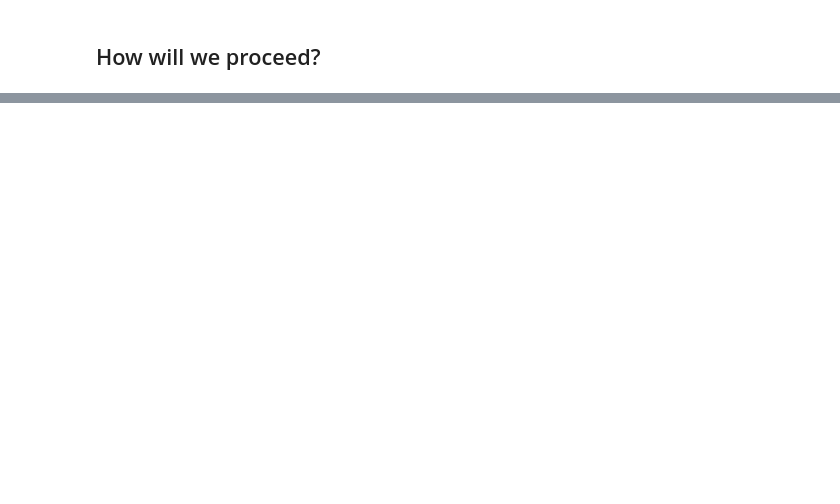
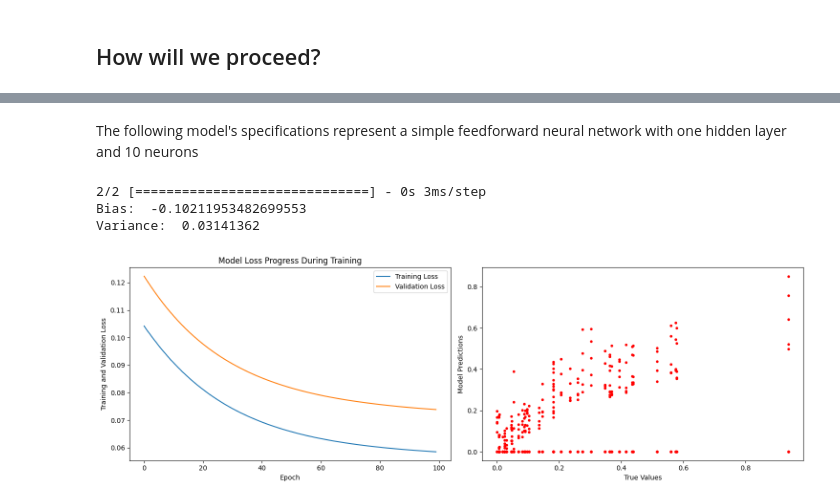
Before and after one commit to whalit/SFML-Project, a Jupyter notebook: Project.ipynb, the cells around one changed output, grey strips where cells are left out. Drawn from its saved outputs; the diff is of its cells as text; code cells hidden in the pictures; blank space fills up the shorter version.

```diff
--- a/Project.ipynb
+++ b/Project.ipynb
@@ -212,11 +260,0 @@ By utilizing these features, we aim to create a predictive model that can estima
-# %%
-from sklearn.model_selection import train_test_split
-
-# Select the features and target variable
-features = ['Danceability', 'Energy', 'Key', 'Loudness', 'Speechiness', 'Acousticness','Instrumentalness', 'Liveness', 'Valence', 'Tempo', 'Duration_ms']
-target = 'Stream'
-
-# Split the data into training and testing sets
-X = df[features]
-y = df[target]
-X.head()
@@ -376,0 +558,9 @@ Bias: 4.898007810374388e+16
+# %%
+from sklearn.preprocessing import MinMaxScaler
+from sklearn.model_selection import train_test_split
+
+scaler = MinMaxScaler()
+X_scaled = scaler.fit_transform(X)
+y = y.values.reshape(-1,1)
+y_scaled = scaler.fit_transform(y)
+X_train, X_test, y_train, y_test = train_test_split(X_scaled, y_scaled, test_size = 0.25)
@@ -376,0 +571,47 @@ Bias: 4.898007810374388e+16
+# %% [markdown]
+The following model's specifications represent a simple feedforward neural network with one hidden layer and 10 neurons
+# %%
+import tensorflow.keras
+from keras.models import Sequential
+from keras.layers import Dense
+
+model = Sequential()
+model.add(Dense(10, input_dim = 6, activation = 'relu'))
+model.compile(optimizer = 'Adam', loss = 'mean_squared_error')
+epochs_hist = model.fit(X_train, y_train, epochs = 100, batch_size = 50, validation_split = 0.2, verbose=0)
+# Step 6: Evaluate the model
+
+y_pred = model.predict(X_test)
+# Calculate the bias
+bias = np.mean(y_pred - y_test)
+# Calculate the variance
+variance = np.var(y_pred)
+
+print("Bias: ", bias)
+print("Variance: ", variance)
+epochs_hist.history.keys()
+# Plot the loss progression during training
+plt.figure(figsize=(15, 5))
+
+# Plot the loss progression during training
+plt.subplot(1, 2, 1)
+plt.plot(epochs_hist.history['loss'])
+plt.plot(epochs_hist.history['val_loss'])
+plt.title('Model Loss Progress During Training')
+plt.xlabel('Epoch')
+plt.ylabel('Training and Validation Loss')
+plt.legend(['Training Loss', 'Validation Loss'])
+
+# Scatter plot of model predictions versus true values
+plt.subplot(1, 2, 2)
+plt.plot(y_test, y_pred, ".", color = 'r')
+plt.xlabel('True Values')
+plt.ylabel('Model Predictions')
+
+plt.tight_layout()
+plt.show()
+# %% [output]
+2/2 [==============================] - 0s 3ms/step
+Bias:  -0.10211953482699553
+Variance:  0.03141362
+[figure, added]
```
Also changed, not shown: parts of 62 cells of this notebook, 3 other files.
